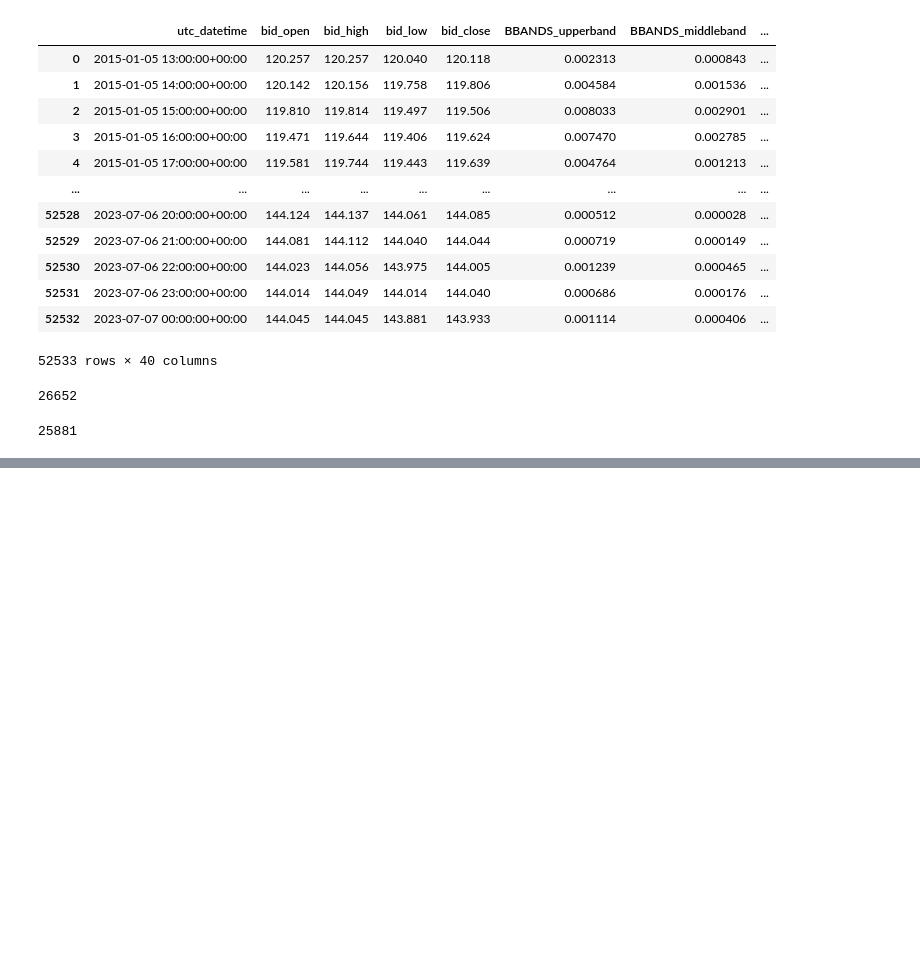
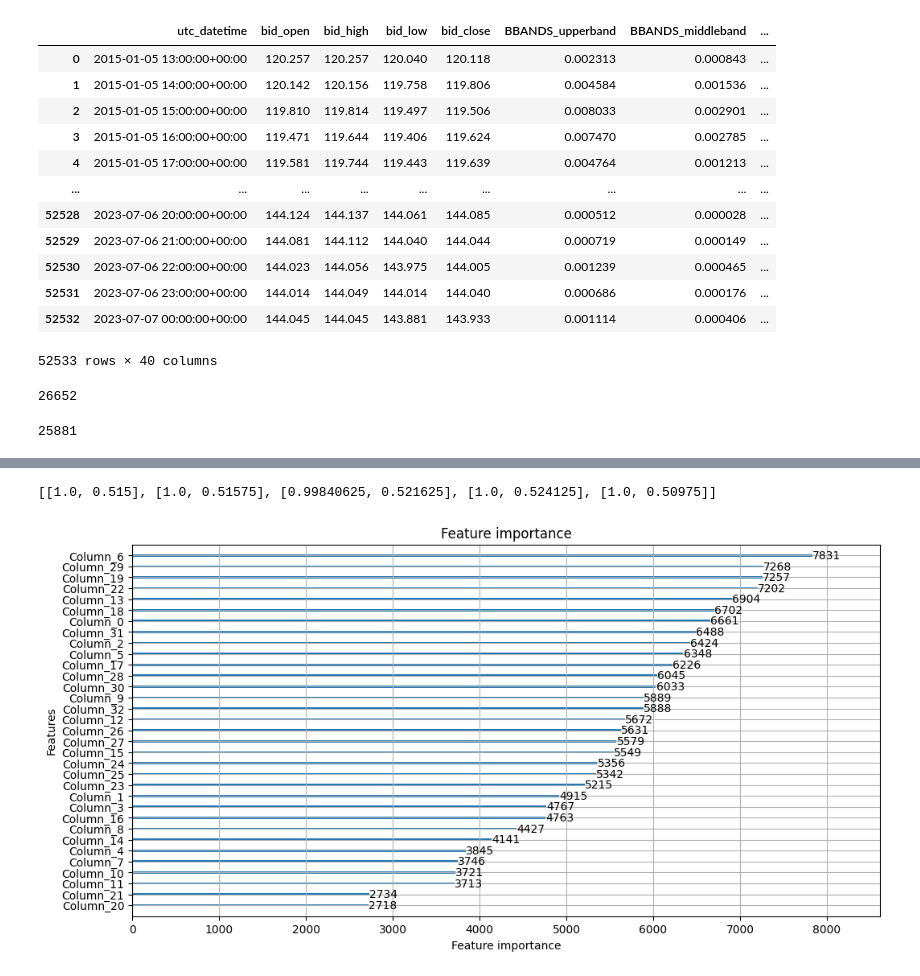
Before and after one commit to FXtest2023/FXtest2023, a Jupyter notebook: lightGBM_v1.ipynb, the cells around one changed output, grey strips where cells are left out. Drawn from its saved outputs; the diff is of its cells as text; code cells hidden in the pictures; blank space fills up the shorter version.

```diff
--- a/lightGBM_v1.ipynb
+++ b/lightGBM_v1.ipynb
@@ -247,0 +242,19 @@ y_pred = (y_preds[0] + y_preds[1]+ y_preds[2]+ y_preds[3]+ y_preds[4])/5
+# %%
+i = 0
+result = []
+kf = KFold(n_splits=5, shuffle=False)
+for learn_index, valid_index in kf.split(X_train, Y_train):
+  X_learn, X_valid = X_train[learn_index], X_train[valid_index]
+  y_learn, y_valid = Y_train[learn_index], Y_train[valid_index]
+  y_pred_learn = bests_[i].predict(X_learn, num_iteration=bests_[i].best_iteration)
+  y_pred_valid = bests_[i].predict(X_valid, num_iteration=bests_[i].best_iteration)
+  result.append([accuracy_score(y_learn, np.round(y_pred_learn)), accuracy_score(y_valid, np.round(y_pred_valid))])
+  i=i+1
+print(result)
+# %% [output]
+[[1.0, 0.515], [1.0, 0.51575], [0.99840625, 0.521625], [1.0, 0.524125], [1.0, 0.50975]]
+# %%
+lgb.plot_importance(bests_[0], figsize=(12, 6))
+plt.show()
+# %% [output]
+[figure, added]
```
Also changed, not shown: parts of 12 cells of this notebook.
